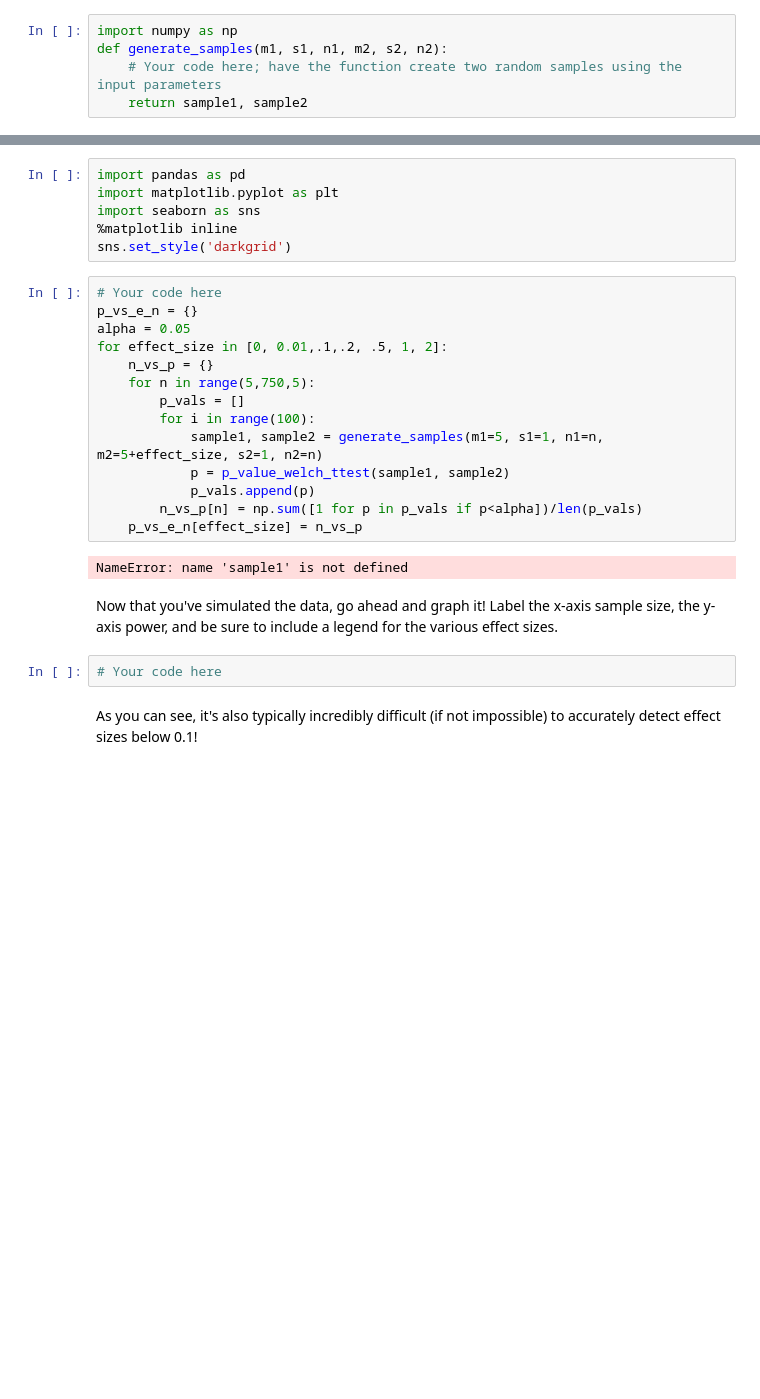
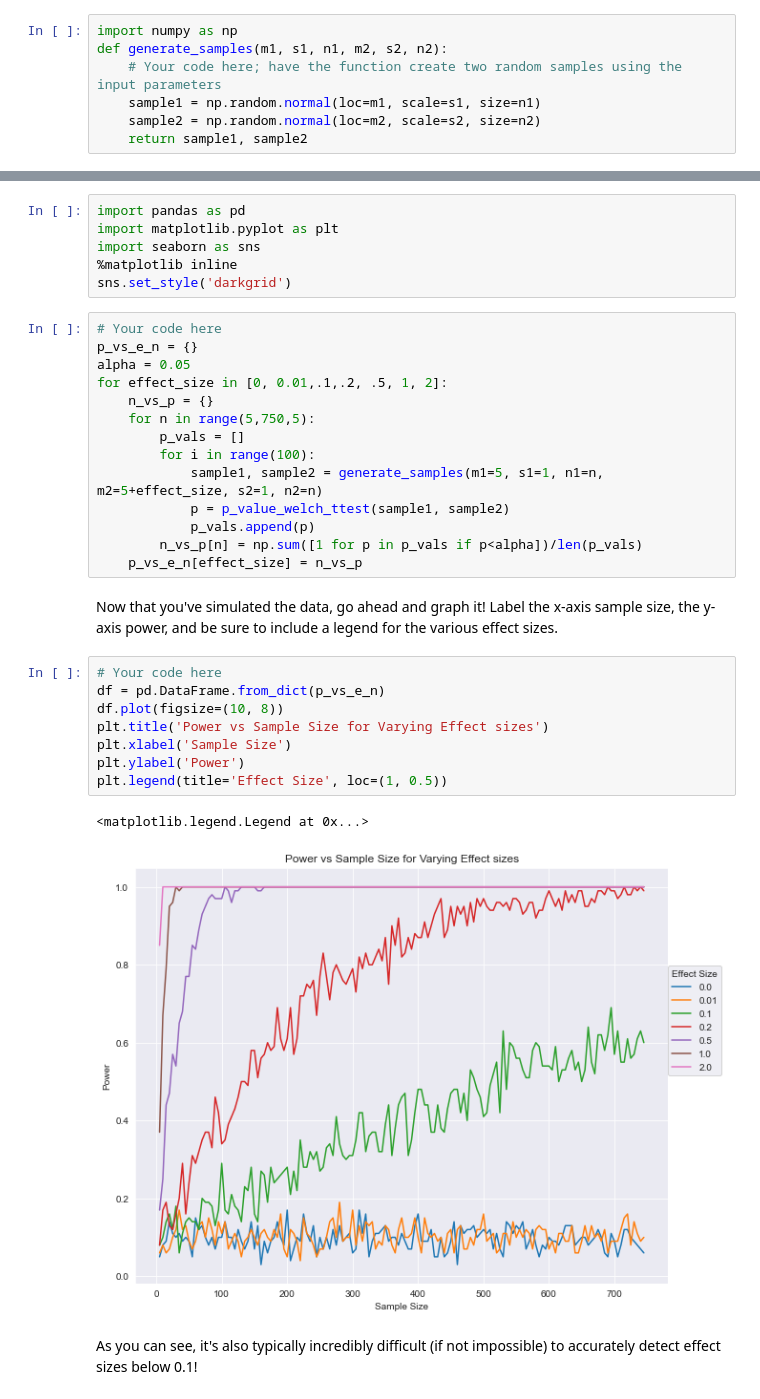
Before and after one commit to engige/dsc-effect-sizes-pvalues-and-power-lab, a Jupyter notebook: index.ipynb, the cells around one changed output, grey strips where cells are left out. Cells and saved outputs as stored; diff of their text form; blank space fills up the shorter version.

```diff
--- a/index.ipynb
+++ b/index.ipynb
@@ -44,6 +42,8 @@ Before you start running simulations, it will be useful to have a helper functio
 import numpy as np
 def generate_samples(m1, s1, n1, m2, s2, n2):
     # Your code here; have the function create two random samples using the input parameters
+    sample1 = np.random.normal(loc=m1, scale=s1, size=n1)
+    sample2 = np.random.normal(loc=m2, scale=s2, size=n2)
     return sample1, sample2
 # %% [markdown]
 ## Run a simulation
@@ -69,12 +69,19 @@ for effect_size in [0, 0.01,.1,.2, .5, 1, 2]:
             p_vals.append(p)
         n_vs_p[n] = np.sum([1 for p in p_vals if p<alpha])/len(p_vals)
     p_vs_e_n[effect_size] = n_vs_p
-# %% [output]
-NameError: name 'sample1' is not defined
 # %% [markdown]
 Now that you've simulated the data, go ahead and graph it! Label the x-axis sample size, the y-axis power, and be sure to include a legend for the various effect sizes.
-# %%
-# Your code here
+# %%
+# Your code here
+df = pd.DataFrame.from_dict(p_vs_e_n)
+df.plot(figsize=(10, 8))
+plt.title('Power vs Sample Size for Varying Effect sizes')
+plt.xlabel('Sample Size')
+plt.ylabel('Power')
+plt.legend(title='Effect Size', loc=(1, 0.5))
+# %% [output]
+<matplotlib.legend.Legend at 0x...>
+[figure, added]
 # %% [markdown]
 As you can see, it's also typically incredibly difficult (if not impossible) to accurately detect effect sizes below 0.1!
 # %% [markdown]
```
Also changed, not shown: parts of 1 cell of this notebook.
